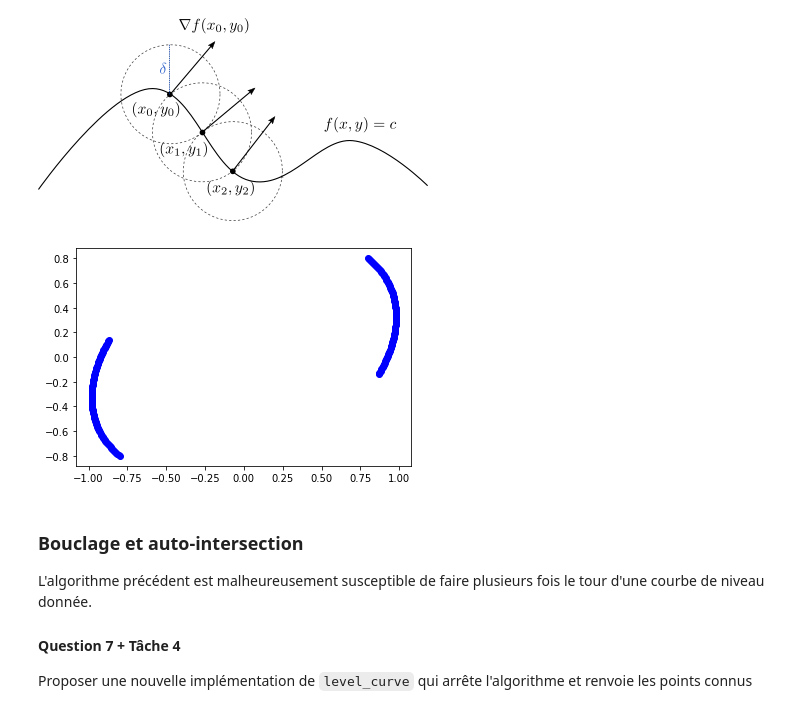
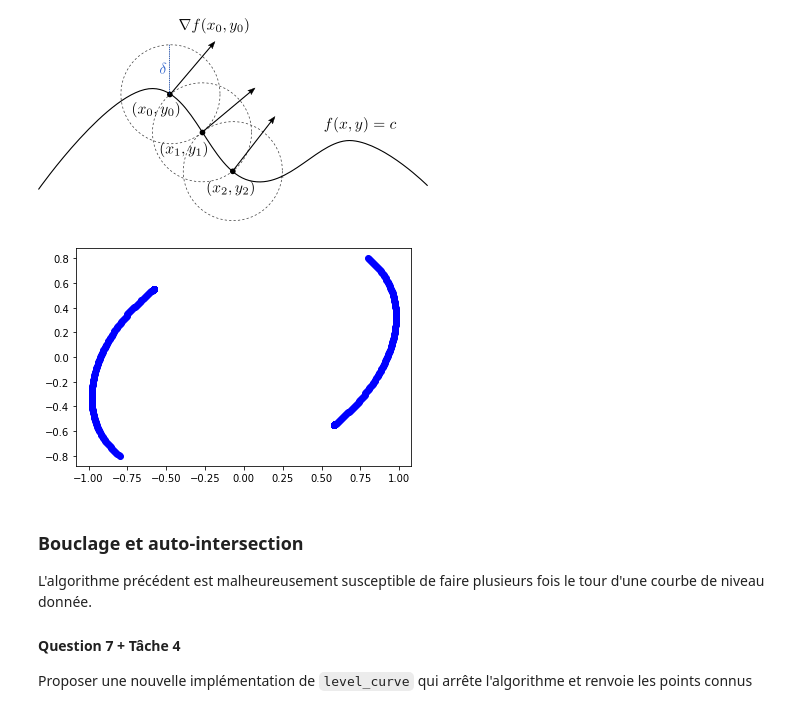
Before and after one commit to plgstalter/gstalter_freyther_ue11, a Jupyter notebook: gstalter_freyther.ipynb, the cells around one changed output. Saved outputs shown, nothing was run; the diff lists cells and outputs as text; code cells hidden in the pictures.

```diff
--- a/gstalter_freyther.ipynb
+++ b/gstalter_freyther.ipynb
@@ -347,29 +347,28 @@ def level_curve(f, x0, y0, delta=0.1, N=100, eps=eps):
    c = f(x0, y0)
 
    def f_bis(x, y):
-      return np.array([f(x, y) - c, np.sqrt((x-x0)**2 + (y - y0)**2) - delta]) # np.sqrt((x-x0)**2 + (y - y0)**2) - delta
-
-   j = J(f_bis)     # jacobian function of f
+      distance = np.sqrt((x-x0)**2 + (y - y0)**2) - delta
+      return np.array([f(x, y) - c, distance])
 
    for k in range(N):
       x0, y0 = values[-1]
-      grad_bis = grad_f(x0, x0)
-      grad_bis = grad_bis/np.sqrt(grad_bis[0]**2 + grad_bis[1]**2)
-      grad_bis = delta * np.dot(grad_bis, np.array([[1., 0.], [0., -1.]])) # matrice de rotation de pi/2
+      grad_bis = grad_f(x0, x0) # calcul gradient
+      grad_bis = grad_bis/np.sqrt(grad_bis[0]**2 + grad_bis[1]**2) # normalization
+      grad_bis = delta * np.dot(np.array([[0., 1.], [-1., 0.]]), grad_bis) # matrice de rotation de pi/2
       xbis, ybis = (x0, y0) + grad_bis
-      values.append(Newton(f_bis, xbis, ybis))
+      values.append(Newton(f_bis, xbis, ybis, eps))
 
    return np.array(values)
 # %%
-values = level_curve(f1, -0.8, -0.8, 0.01, 100)
-values_bis = level_curve(f1, 0.8, 0.8, 0.01, 100)
+values = level_curve(f1, -.8, -.8, 0.01, 200)
+values_bis = level_curve(f1, 0.8, 0.8, 0.01, 200)
 
 %matplotlib inline
 plt.figure() ;
 plt.scatter(values[:, 0], values[:, 1], color = 'blue') ;
 plt.scatter(values_bis[:, 0], values_bis[:, 1], color = 'blue') ;
 # %% [output]
-[figure, old version]
+[figure, new version]
 # %% [markdown]
 ### Bouclage et auto-intersection
 
```
Also changed, not shown: parts of 4 cells of this notebook.
